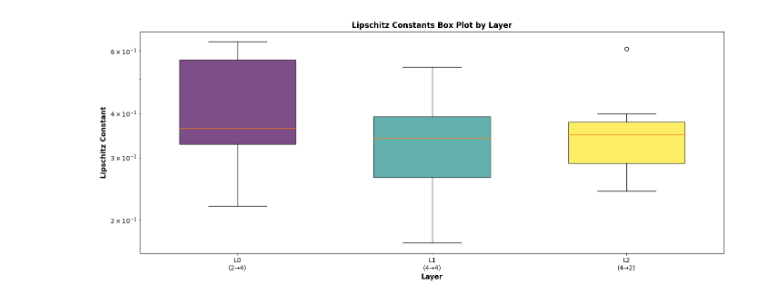
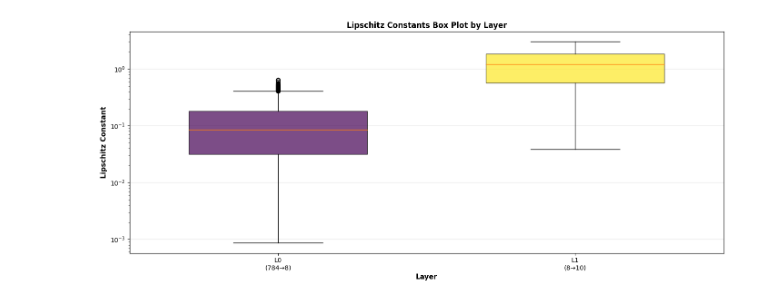
Before and after one commit to NoahBSchwartz/Optimal_KAN_Abstractions, a Jupyter notebook: multi_layer_kan_verification.ipynb, the cells around one changed output. Drawn from its saved outputs; the diff is of its cells as text; code cells hidden in the pictures.

```diff
--- a/multi_layer_kan_verification.ipynb
+++ b/multi_layer_kan_verification.ipynb
@@ -41,14 +256,14 @@ def train_mnist():
     trainloader = DataLoader(trainset, batch_size=64, shuffle=True)
     valloader = DataLoader(valset, batch_size=64, shuffle=False)
 
-    model = FastKAN([28 * 28, 2, 10], use_base_update=False, use_layernorm=False)
+    model = FastKAN([28 * 28, 8, 10], use_base_update=False, use_layernorm=False)
     device = torch.device("cuda" if torch.cuda.is_available() else "cpu")
     model.to(device)
     optimizer = optim.AdamW(model.parameters(), lr=1e-3, weight_decay=1e-4)
     scheduler = optim.lr_scheduler.ExponentialLR(optimizer, gamma=0.8)
 
     criterion = nn.CrossEntropyLoss()
-    for epoch in range(4):
+    for epoch in range(7):
         model.train()
         with tqdm(trainloader) as pbar:
             for i, (images, labels) in enumerate(pbar):
@@ -83,4 +298,4 @@ def train_mnist():
         )
     return model
 
-my_kan = FastKAN([2, 4, 4, 2], use_base_update=False, use_layernorm=False)#train_mnist()
+my_kan = train_mnist()
@@ -202,7 +425,7 @@ def process_single_spline(layer_idx, input_idx, output_idx, x_dp, y_dp, x_high,
     lip = calculate_lipschitz_from_data(x_high, y_high, grid_min, grid_max)
     return (layer_idx, input_idx, output_idx), results_validated, lip
 
-def compute_dp_tables_lipschitz(kan_model, max_segments=15):
+def compute_dp_tables_lipschitz(kan_model, max_segments):
     tasks = []
     for layer_idx, layer in enumerate(kan_model.layers):
         input_dim = layer.input_dim
@@ -212,7 +435,7 @@ def compute_dp_tables_lipschitz(kan_model, max_segments=15):
         for input_idx in range(input_dim):
             for output_idx in range(output_dim):
                 # Create Low-Res Subsample (25 pts) for DP
-                indices = np.linspace(0, 999, 25, dtype=int)
+                indices = np.linspace(0, 999, max_segments, dtype=int)
                 x_dp = all_x_high[indices]
                 y_dp = all_y_high[output_idx, input_idx, indices]
                 # Full Res for Validation/Lipschitz
@@ -256,35 +479,35 @@ def plot_lipschitz_comparison_by_layer(lipschitz_constants, kan_model, figsize=(
     for (layer_idx, input_idx, output_idx), lip_const in lipschitz_constants.items():
         if np.isfinite(lip_const):
             layer_data[layer_idx].append(lip_const)
     fig, ax2 = plt.subplots(1, 1, figsize=figsize)
     positions = []
     data_to_plot = []
     labels = []
     for layer_idx in range(num_layers):
         if layer_data[layer_idx]:
             positions.append(layer_idx)
             data_to_plot.append(layer_data[layer_idx])
             layer = kan_model.layers[layer_idx]
             labels.append(f'L{layer_idx}\n({layer.input_dim}→{layer.output_dim})')
     bp = ax2.boxplot(data_to_plot, positions=positions, patch_artist=True,
                      labels=labels, widths=0.6)
     colors = plt.cm.viridis(np.linspace(0, 1, len(data_to_plot)))
     for patch, color in zip(bp['boxes'], colors):
         patch.set_facecolor(color)
         patch.set_alpha(0.7)
     ax2.set_xlabel('Layer', fontsize=11, fontweight='bold')
     ax2.set_ylabel('Lipschitz Constant', fontsize=11, fontweight='bold')
     ax2.set_title('Lipschitz Constants Box Plot by Layer', fontsize=12, fontweight='bold')
     ax2.set_yscale('log')
     ax2.grid(True, alpha=0.3, axis='y')
     plt.tight_layout()
     return fig
 
-error_tables, segments_tables, lipschitz_constants = compute_dp_tables_lipschitz(my_kan, 30)
+error_tables, segments_tables, lipschitz_constants = compute_dp_tables_lipschitz(my_kan, 40)
 fig2 = plot_lipschitz_comparison_by_layer(lipschitz_constants, my_kan)
 plt.show()
 # %% [output]
-[figure, old version]
+[figure, new version]
 # %%
 def weight_dp_tables_lipschitz(kan_model, error_tables, segments_tables, lipschitz_constants):
     node_sensitivities = {}
```
Also changed, not shown: parts of 14 cells of this notebook, 40 other files.
